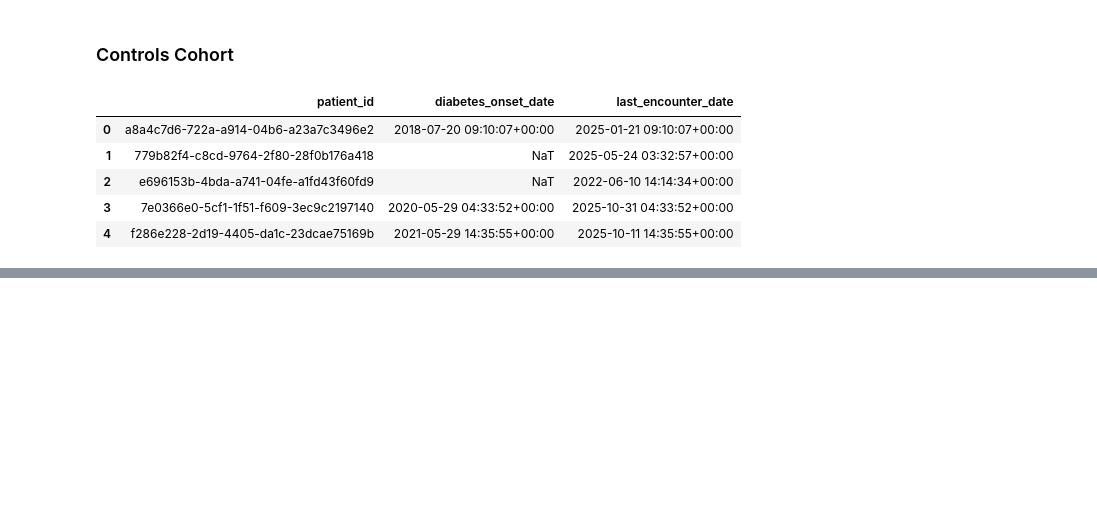
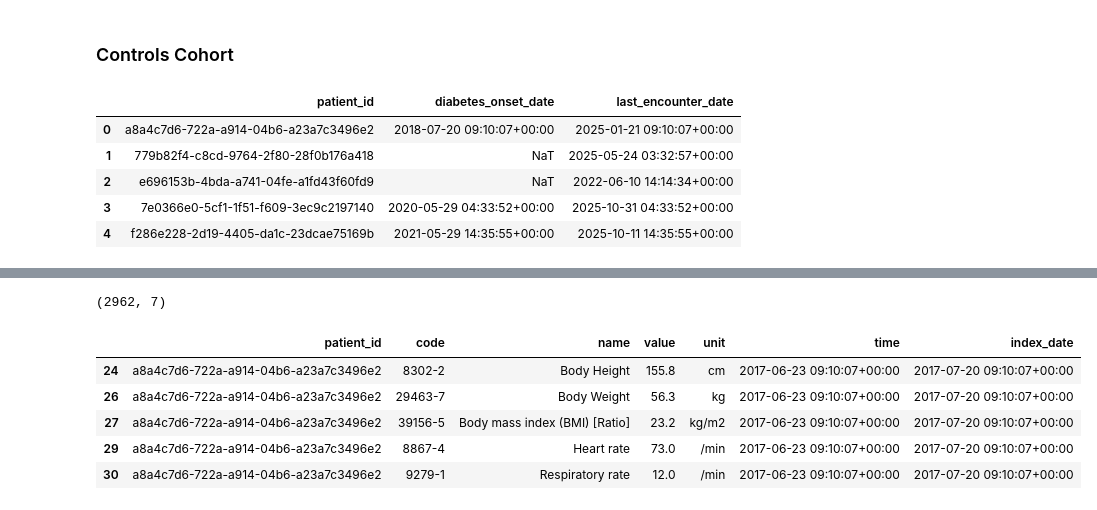
Before and after one commit to DevSSMD/Diabetes_Onset_Prediction_FHIR, a Jupyter notebook: Notebooks_Diabetes_Prediction/02_Data_Cleaning.ipynb, the cells around one changed output, grey strips where cells are left out. Drawn from its saved outputs; the diff is of its cells as text; code cells hidden in the pictures; blank space fills up the shorter version.

```diff
--- a/Notebooks_Diabetes_Prediction/02_Data_Cleaning.ipynb
+++ b/Notebooks_Diabetes_Prediction/02_Data_Cleaning.ipynb
@@ -623,0 +706,30 @@ df_cohort.head()
+# %%
+feature_codes = {
+    '29463-7',   # weight
+    '8302-2',    # height
+    '39156-5',   # BMI
+    '8867-4',    # heart rate
+    '9279-1',    # respiratory rate
+    '70274-6',   # MAP
+    '2571-8',    # triglycerides
+    '4544-3',    # HDL
+    '2093-3',    # LDL
+    '2085-9'     # total cholesterol
+}
+# %%
+df_obs_features = df_obs_features[
+    df_obs_features['code'].isin(feature_codes)
+    ].copy()
+# %%
+df_obs_features.shape
+# %% [output]
+(2962, 7)
+# %%
+df_obs_features.head()
+# %% [output]
+|  | patient_id | code | name | value | unit | time | index_date |
+| 24 | a8a4c7d6-722a-a914-04b6-a23a7c3496e2 | 8302-2 | Body Height | 155.8 | cm | 2017-06-23 09:10:07+00:00 | 2017-07-20 09:10:07+00:00 |
+| 26 | a8a4c7d6-722a-a914-04b6-a23a7c3496e2 | 29463-7 | Body Weight | 56.3 | kg | 2017-06-23 09:10:07+00:00 | 2017-07-20 09:10:07+00:00 |
+| 27 | a8a4c7d6-722a-a914-04b6-a23a7c3496e2 | 39156-5 | Body mass index (BMI) [Ratio] | 23.2 | kg/m2 | 2017-06-23 09:10:07+00:00 | 2017-07-20 09:10:07+00:00 |
+| 29 | a8a4c7d6-722a-a914-04b6-a23a7c3496e2 | 8867-4 | Heart rate | 73.0 | /min | 2017-06-23 09:10:07+00:00 | 2017-07-20 09:10:07+00:00 |
+| 30 | a8a4c7d6-722a-a914-04b6-a23a7c3496e2 | 9279-1 | Respiratory rate | 12.0 | /min | 2017-06-23 09:10:07+00:00 | 2017-07-20 09:10:07+00:00 |
```
Also changed, not shown: parts of 14 cells of this notebook, 3 other files.
